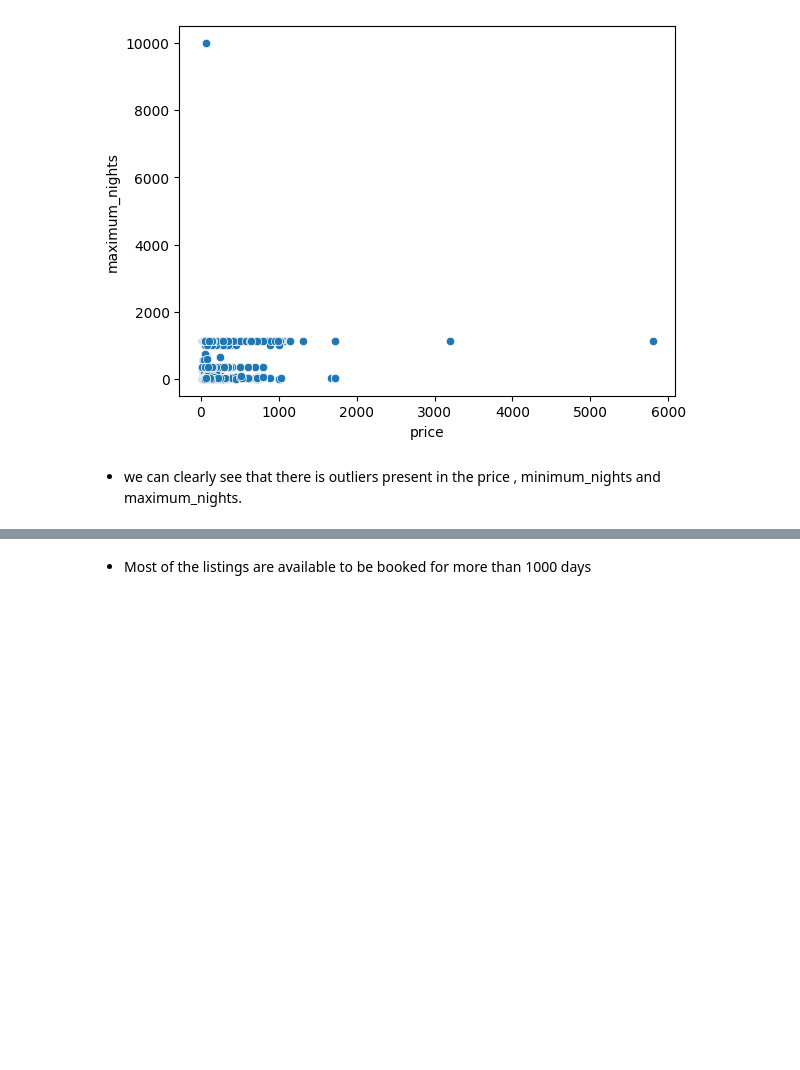
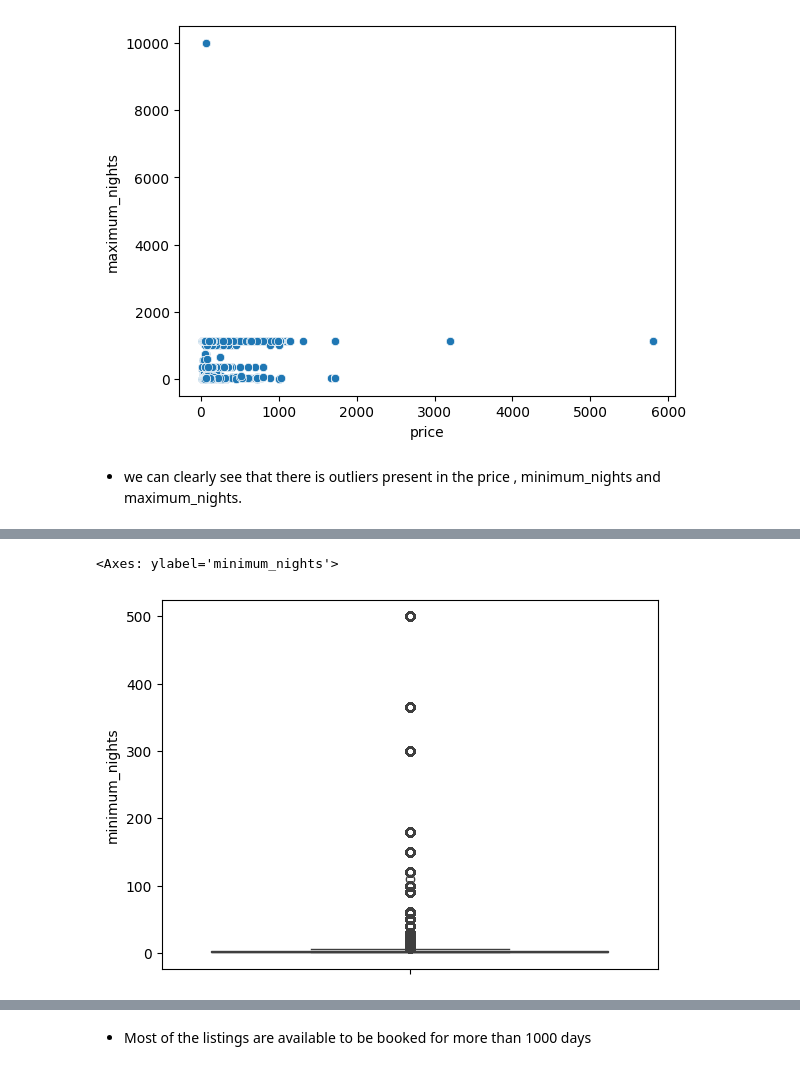
Before and after one commit to SuhelAnsari9272/Airbnb-booking-analysis, a Jupyter notebook: Airbnb_capstone_ABADS.ipynb, the cells around one changed output, grey strips where cells are left out. Cells and saved outputs as stored; diff of their text form; code cells hidden in the pictures; blank space fills up the shorter version.

```diff
--- a/Airbnb_capstone_ABADS.ipynb
+++ b/Airbnb_capstone_ABADS.ipynb
@@ -172,0 +175,6 @@ cal_df.shape, cal_df1.shape
+# %%
+#Boxplot of minimum_nights column
+sns.boxplot(calender_df['minimum_nights'])
+# %% [output]
+<Axes: ylabel='minimum_nights'>
+[figure, added]
```
Also changed, not shown: parts of 116 cells of this notebook.
